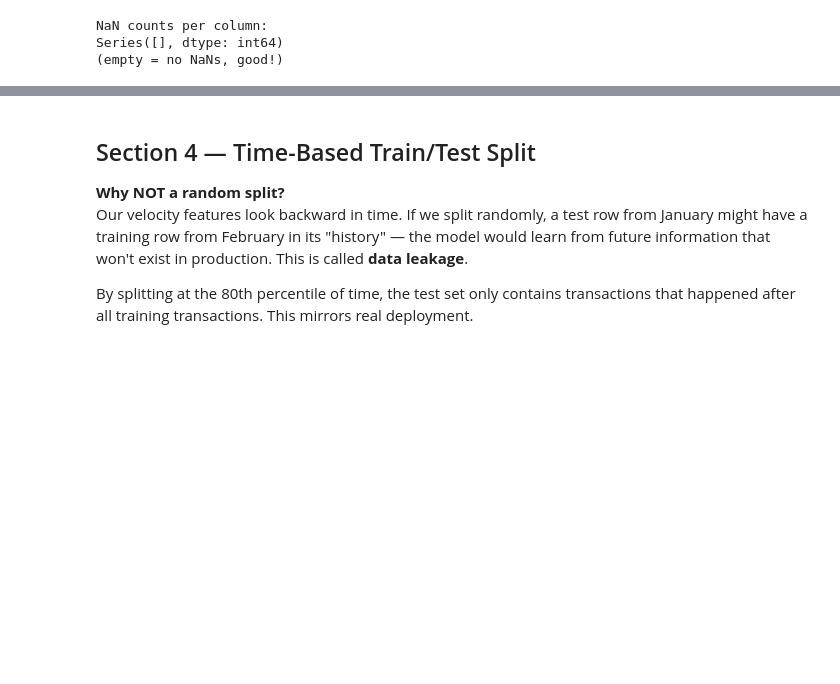
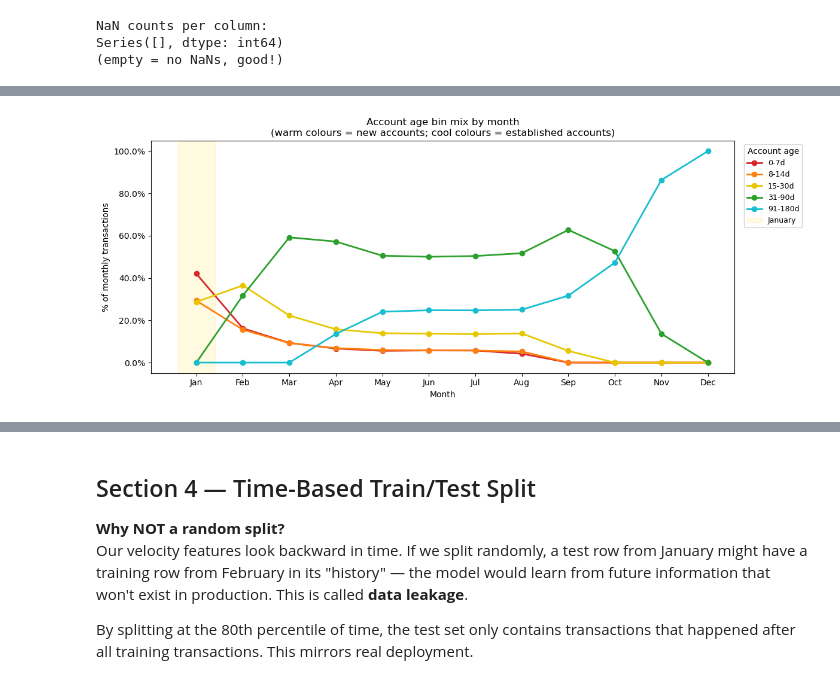
Before and after one commit to abbylxw/fraud-decision-engine, a Jupyter notebook: notebooks/train_model.ipynb, the cells around one changed output, grey strips where cells are left out. Cells and saved outputs as stored; diff of their text form; code cells hidden in the pictures; blank space fills up the shorter version.

```diff
--- a/notebooks/train_model.ipynb
+++ b/notebooks/train_model.ipynb
@@ -345,0 +619,55 @@ Series([], dtype: int64)
+# %%
+# Account age bin distribution by month — shows how the mix of new vs established
+# accounts shifts over the year. New accounts (0-7 days) are a key fraud signal,
+# so if January has an unusual concentration of new accounts it explains part of
+# the high fraud rate seen in training data.
+
+bins   = [0, 7, 14, 30, 90, 180, 360, 720, float('inf')]
+labels = ['0-7d', '8-14d', '15-30d', '31-90d', '91-180d', '181-360d', '361-720d', '720+d']
+
+tmp = pd.DataFrame({
+    'days_since_signup': X['days_since_signup'].clip(lower=0),  # -999 sentinel -> 0 for binning
+    'month': df['purchase_time'].dt.month,
+})
+tmp['month_lbl'] = tmp['month'].map(
+    {1:'Jan',2:'Feb',3:'Mar',4:'Apr',5:'May',6:'Jun',
+     7:'Jul',8:'Aug',9:'Sep',10:'Oct',11:'Nov',12:'Dec'})
+
+tmp['age_bin'] = pd.cut(tmp['days_since_signup'], bins=bins, labels=labels, right=True)
+
+# Percentage of transactions in each bin, per month
+monthly_counts = (
+    tmp.groupby(['month', 'age_bin'], observed=True)
+       .size()
+       .unstack(fill_value=0)
+)
+monthly_pct = monthly_counts.div(monthly_counts.sum(axis=1), axis=0) * 100
+
+month_labels_ord = {1:'Jan',2:'Feb',3:'Mar',4:'Apr',5:'May',6:'Jun',
+                    7:'Jul',8:'Aug',9:'Sep',10:'Oct',11:'Nov',12:'Dec'}
+monthly_pct.index = [month_labels_ord[m] for m in monthly_pct.index]
+
+# Colour palette: short tenures in warm colours, long tenures in cool colours
+colors = ['#d62728','#ff7f0e','#e7c700','#2ca02c','#17becf','#1f77b4','#9467bd','#7f7f7f']
+
+fig, ax = plt.subplots(figsize=(12, 5))
+for col, color in zip(monthly_pct.columns, colors):
+    ax.plot(monthly_pct.index, monthly_pct[col], marker='o', label=col,
+            color=color, linewidth=2)
+
+# Shade January
+jan_idx = list(monthly_pct.index).index('Jan')
+ax.axvspan(jan_idx - 0.4, jan_idx + 0.4, alpha=0.12, color='gold', label='January')
+
+ax.set_ylabel('% of monthly transactions')
+ax.set_xlabel('Month')
+ax.set_title('Account age bin mix by month\n'
+             '(warm colours = new accounts; cool colours = established accounts)')
+ax.yaxis.set_major_formatter(mticker.FormatStrFormatter('%.1f%%'))
+ax.legend(title='Account age', bbox_to_anchor=(1.01, 1), loc='upper left', fontsize=9)
+plt.tight_layout()
+plt.show()
+
+del tmp
+# %% [output]
+[figure, added]
```
Also changed, not shown: parts of 30 cells of this notebook.
